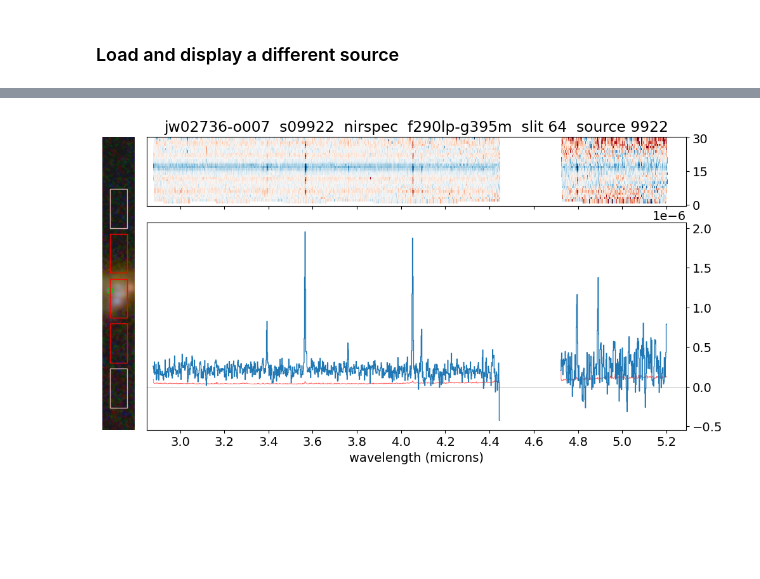
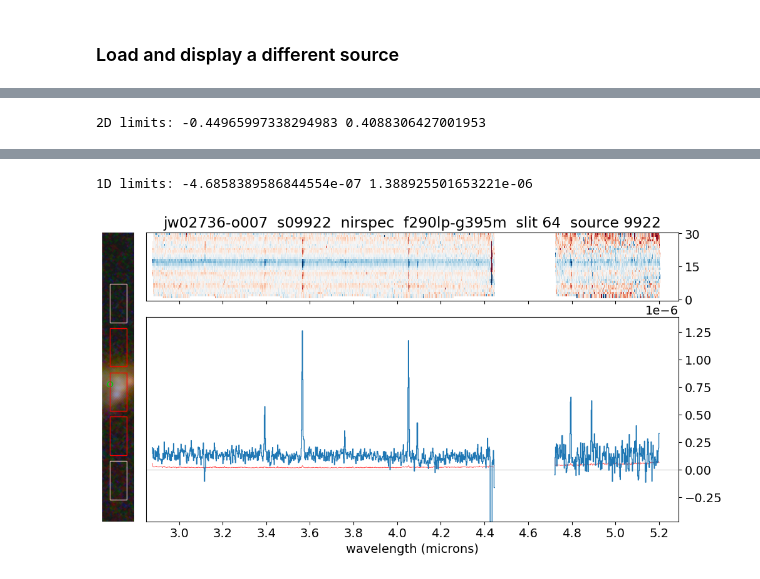
Before and after one commit to dancoe/NIRSpec_MOS_JWebbinar, a Jupyter notebook: NIRSpec_MOS_slits_to_sky.ipynb, the cells around one changed output, grey strips where cells are left out. Saved outputs shown, nothing was run; the diff lists cells and outputs as text; code cells hidden in the pictures; blank space fills up the shorter version.

```diff
--- a/NIRSpec_MOS_slits_to_sky.ipynb
+++ b/NIRSpec_MOS_slits_to_sky.ipynb
@@ -278,5 +450,5 @@ fits_image_file  # for RA, Dec -> x, y
 # %%
-image_hdulist = fits.open(fits_image_file)
+image_hdulist = fits.open(NIRCam_image_file)
 idata = 0
 image_wcs = wcs.WCS(image_hdulist[idata].header, image_hdulist)
 image_wcs
@@ -651,6 +824,10 @@ def extract_slit_from_table(source_id, slit_to_sky):
 # %%
 def show_MOS_spectrum(s2d_model, x1d_model, source_id=None, cmap='RdBu', bad_color='w', expand_wavelength_gap=True,
                       plot_image=True, save_plot=False, save_dir='plots', figsize=(12,6), x_slit_hi=1.2,
+                      sigma_2d=5,  maxiters_2d=3,  # 2D spectrum clipping
+                      ymargin_1d_pos = 1.1,  # margin above max
+                      sigma_1d_pos=1000, maxiters_1d_pos=1,  # 1D spectrum clipping
+                      sigma_1d_neg=10,   maxiters_1d_neg=3,  # 1D spectrum clipping
                       ymin=None, ymax=None, wave_tick_interval=0.2, wave_tick_fmt='%.1f'): #, bad_color=(0.88,0.88,0.88)):
 
     # 2D spectrum
@@ -803,12 +980,14 @@ def show_MOS_spectrum(s2d_model, x1d_model, source_id=None, cmap='RdBu', bad_col
     cmap = matplotlib.colormaps[cmap]
     cmap.set_bad(bad_color, 1.)
 
-    sigma_clipped_data = sigma_clip(s2d_data, sigma=5, maxiters=3)
+    sigma_clipped_data = sigma_clip(s2d_data, sigma=sigma_2d, maxiters=maxiters_2d)
     ymin_2d = np.min(sigma_clipped_data)
     ymax_2d = np.max(sigma_clipped_data)
+    print('2D limits:', ymin_2d, ymax_2d)
 
     # Plot the rectified 2D spectrum
-    norm = simple_norm(s2d_data, 'linear', vmin=ymin_2d, vmax=ymax_2d)
+    norm = ImageNormalize(vmin=ymin_2d, vmax=ymax_2d, stretch=LinearStretch())
+    #norm = simple_norm(s2d_data, 'linear', vmin=ymin_2d, vmax=ymax_2d)
     im = ax_2d.imshow(s2d_data, origin='lower', cmap=cmap, aspect='auto', norm=norm, interpolation='nearest')
     ny, nx = s2d_data.shape
     ax_2d.yaxis.set_ticks_position('right')
@@ -819,6 +998,16 @@ def show_MOS_spectrum(s2d_model, x1d_model, source_id=None, cmap='RdBu', bad_col
     ax_1d.step(np.arange(num_waves), x1d_flux, lw=1)
     ax_1d.set_xlim(0, num_waves)
     ax_1d.yaxis.set_ticks_position('right')
+
+    if sigma_1d_pos:
+        sigma_clipped_data = sigma_clip(x1d_flux, sigma=sigma_1d_pos, maxiters=maxiters_1d_pos)
+        ymax_1d = np.max(sigma_clipped_data) * ymargin_1d_pos
+
+        sigma_clipped_data = sigma_clip(x1d_flux, sigma=sigma_1d_neg, maxiters=maxiters_1d_neg)
+        ymin_1d = np.min(sigma_clipped_data)
+
+        print('1D limits:', ymin_1d, ymax_1d)
+        ax_1d.set_ylim(ymin_1d, ymax_1d)
 
     if ymin or ymax:
         ax_1d.set_ylim(ymin, ymax)
@@ -852,4 +1047,15 @@ WARNING: Input data contains invalid values (NaNs or infs), which were automatic
 # %% [markdown]
 ### Load and display a different source
+# %%
+def load_and_show_MOS_spectrum(source_id):
+    s2d_file = 'jw02736-o007_s%05d_nirspec_f290lp-g395m_s2d.fits' % source_id
+    s2d_file = download_jwst_files([s2d_file], data_dir)[0]
+    s2d_model = datamodels.open(s2d_file)
+
+    x1d_file = s2d_file.replace('s2d', 'x1d')
+    x1d_file = download_jwst_files([x1d_file], data_dir)[0]
+    x1d_model = datamodels.open(x1d_file)
+
+    show_MOS_spectrum(s2d_model, x1d_model, source_id) #, save_plot=True)
 # %%
 source_id = 4590  # z = 8.498
@@ -884,11 +1091,3 @@ Expanding wavelength gap 4.60 -- 4.86 microns
 # %%
-source_id = 9922  # z = 2.743
-
-s2d_file  = select_files(s2d_files, ['s%05d' % source_id])
-s2d_model = datamodels.open(s2d_file)
-
-x1d_file = s2d_file.replace('s2d', 'x1d')
-x1d_model = datamodels.open(x1d_file)
-
-show_MOS_spectrum(s2d_model, x1d_model, source_id) #, save_plot=True)
+load_and_show_MOS_spectrum(9922)  # z = 2.743
 # %% [output]
@@ -897,0 +1099 @@ Expanding wavelength gap 4.45 -- 4.72 microns
+2D limits: -0.44965997338294983 0.4088306427001953
@@ -898 +1104,2 @@ Expanding wavelength gap 4.45 -- 4.72 microns
+1D limits: -4.6858389586844554e-07 1.388925501653221e-06
-[figure, old version]
+[figure, new version]
```
Also changed, not shown: parts of 53 cells of this notebook.
